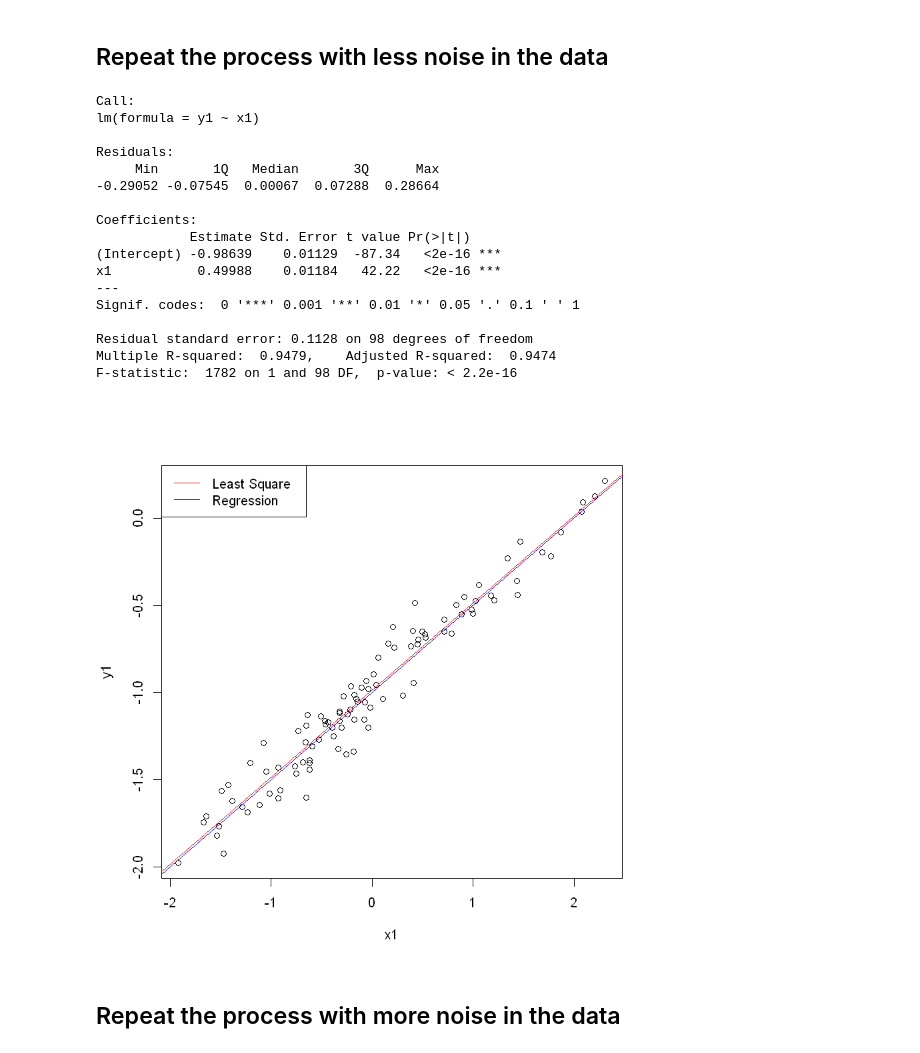
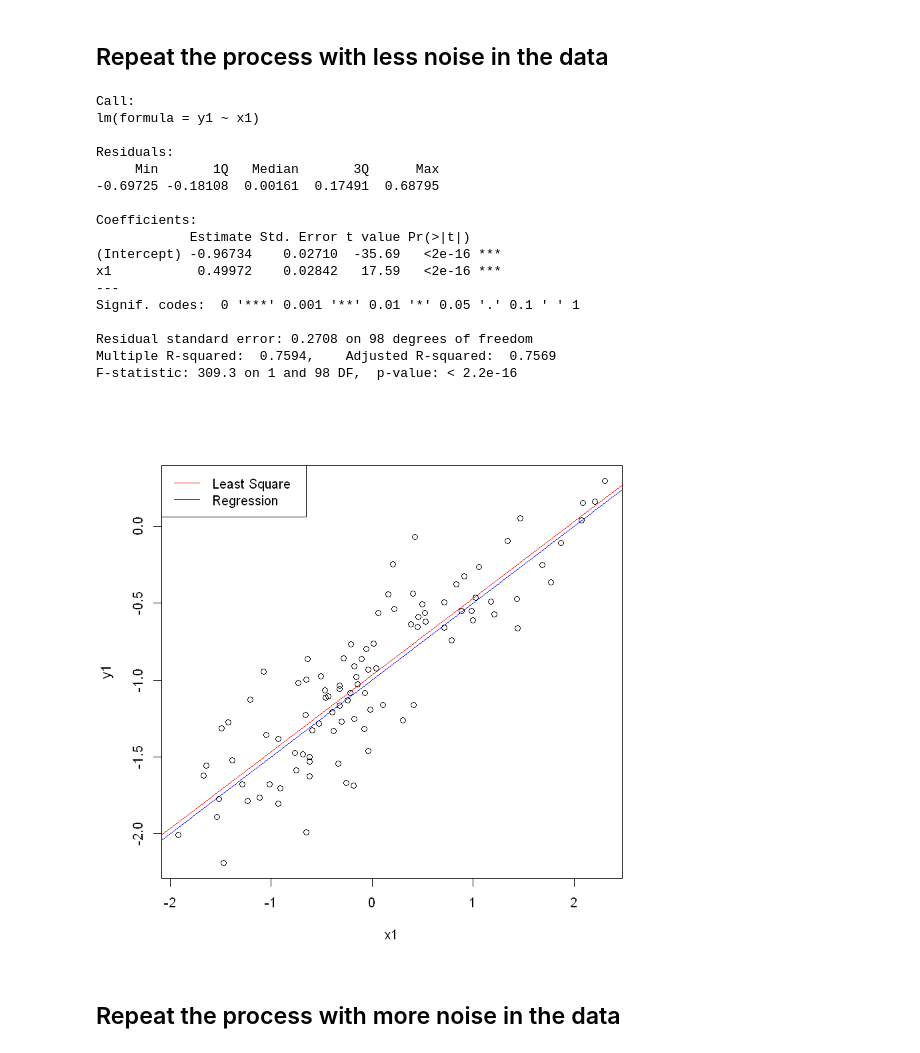
Before and after one commit to vknguyen1902/data-mining, a Jupyter notebook: Linear Regression Models Simulated Data.ipynb, the cells around one changed output. Cells and saved outputs as stored; diff of their text form; code cells hidden in the pictures.

```diff
--- a/Linear Regression Models Simulated Data.ipynb
+++ b/Linear Regression Models Simulated Data.ipynb
@@ -78,37 +79,38 @@ F-statistic:  44.4 on 2 and 97 DF,  p-value: 2.038e-14
 ## Repeat the process with less noise in the data
 # %%
 set.seed(1)
-eps1 <- rnorm(100, sd = 0.125)
+eps1 <- rnorm(100, sd = sqrt(0.09))
 x1 <- rnorm(100)
 y1 <- -1 + 0.5*x1 + eps1
 
 least_squares_fit1 <- lm(y1 ~ x1)
 summary(least_squares_fit1)
 
 plot(x1, y1)
+abline(-1, 0.5, col = "blue")
 abline(least_squares_fit1, col = "red")
-abline(-1, 0.5, col = "blue")
+
 legend("topleft", c("Least Square", "Regression"),
         col = c("red", "blue"), lty = c(1, 1))
 # %% [output]
 Call:
 lm(formula = y1 ~ x1)
 
 Residuals:
      Min       1Q   Median       3Q      Max
--0.29052 -0.07545  0.00067  0.07288  0.28664
+-0.69725 -0.18108  0.00161  0.17491  0.68795
 
 Coefficients:
             Estimate Std. Error t value Pr(>|t|)
-(Intercept) -0.98639    0.01129  -87.34   <2e-16 ***
-x1           0.49988    0.01184   42.22   <2e-16 ***
+(Intercept) -0.96734    0.02710  -35.69   <2e-16 ***
+x1           0.49972    0.02842   17.59   <2e-16 ***
 ---
 Signif. codes:  0 '***' 0.001 '**' 0.01 '*' 0.05 '.' 0.1 ' ' 1
 
-Residual standard error: 0.1128 on 98 degrees of freedom
-Multiple R-squared:  0.9479,    Adjusted R-squared:  0.9474
-F-statistic:  1782 on 1 and 98 DF,  p-value: < 2.2e-16
+Residual standard error: 0.2708 on 98 degrees of freedom
+Multiple R-squared:  0.7594,    Adjusted R-squared:  0.7569
+F-statistic: 309.3 on 1 and 98 DF,  p-value: < 2.2e-16
-[figure, old version]
+[figure, new version]
 # %% [markdown]
 ## Repeat the process with more noise in the data
 # %%
```
Also changed, not shown: parts of 11 cells of this notebook.
